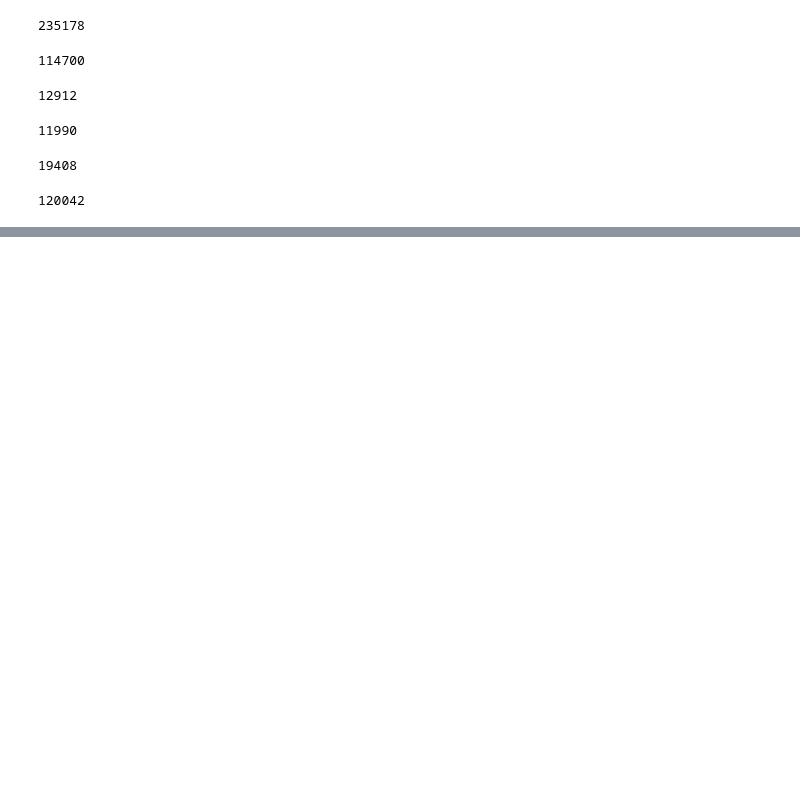
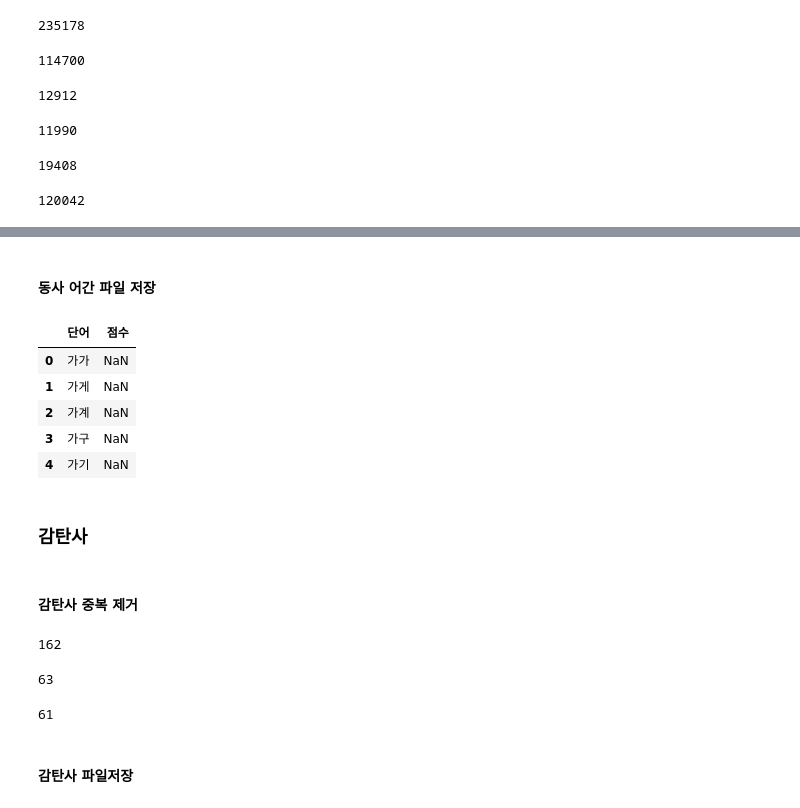
Before and after one commit to sang105kr/kdt_pythonstudy, a Jupyter notebook: nlp/team_based_review_2.ipynb, the cells around one changed output, grey strips where cells are left out. Drawn from its saved outputs; the diff is of its cells as text; code cells hidden in the pictures; blank space fills up the shorter version.

```diff
--- a/nlp/team_based_review_2.ipynb
+++ b/nlp/team_based_review_2.ipynb
@@ -163,0 +323,2 @@ len(adj_stem_list_3t)
+# %% [markdown]
+#### 동사 어간 파일 저장
@@ -163,0 +337,37 @@ len(adj_stem_list_3t)
+# %%
+tmp = pd.read_csv('./data/sentimental_1t_verb.csv', encoding='cp949')
+tmp.head()
+# %% [output]
+|  | 단어 | 점수 |
+| 0 | 가가 | NaN |
+| 1 | 가게 | NaN |
+| 2 | 가계 | NaN |
+| 3 | 가구 | NaN |
+| 4 | 가기 | NaN |
+# %% [markdown]
+### 감탄사
+# %% [markdown]
+#### 감탄사 중복 제거
+# %%
+# 중복제거후
+exclamation_list_1t = ' '.join(df_1t['exclamation'].dropna().sort_values().drop_duplicates()).split()
+exclamation_list_1t = list(set(exclamation_list_1t))
+print(len(exclamation_list_1t))
+# %% [output]
+162
+# %%
+# 중복제거후
+exclamation_list_2t = ' '.join(df_2t['exclamation'].dropna().sort_values().drop_duplicates()).split()
+exclamation_list_2t = list(set(exclamation_list_2t))
+print(len(exclamation_list_2t))
+# %% [output]
+63
+# %%
+# 중복제거후
+exclamation_list_3t = ' '.join(df_3t['exclamation'].dropna().sort_values().drop_duplicates()).split()
+exclamation_list_3t = list(set(exclamation_list_3t))
+print(len(exclamation_list_3t))
+# %% [output]
+61
+# %% [markdown]
+#### 감탄사 파일저장
```
Also changed, not shown: parts of 44 cells of this notebook.
